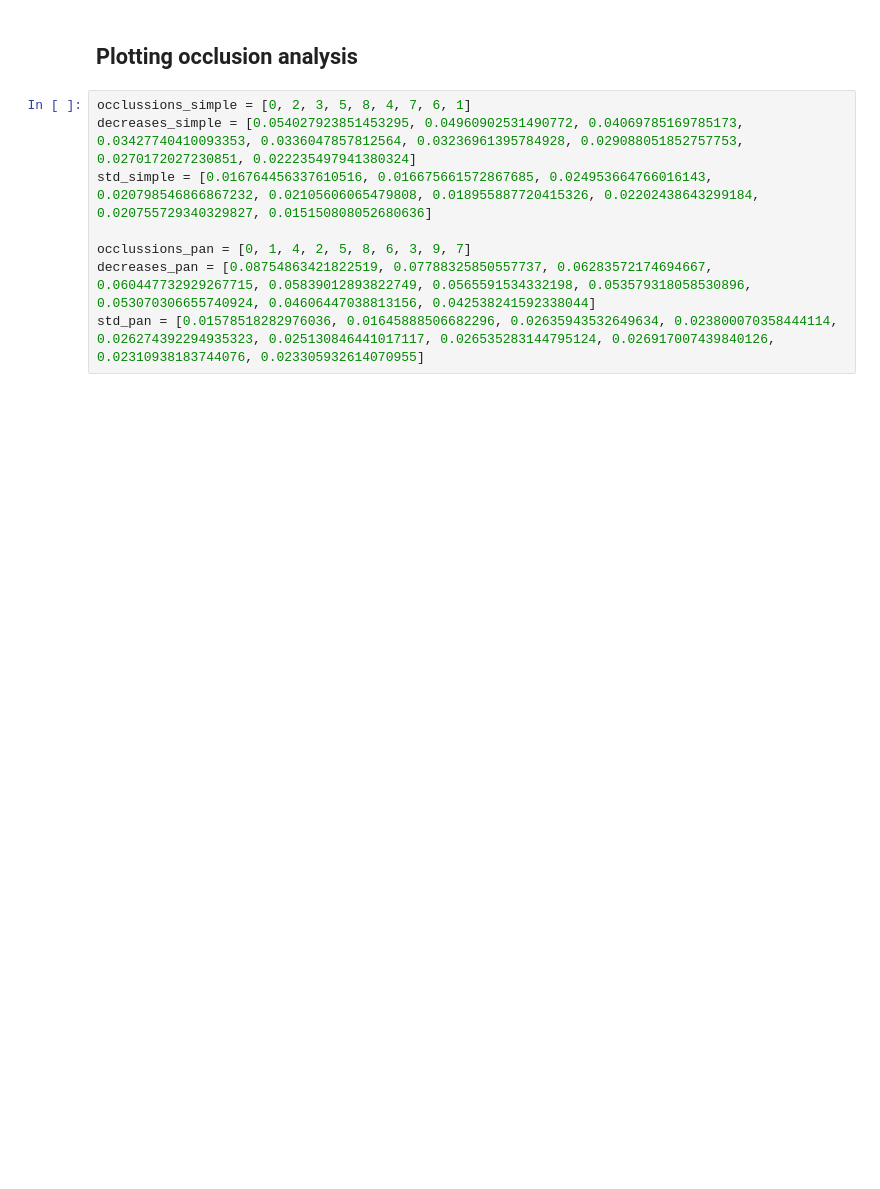
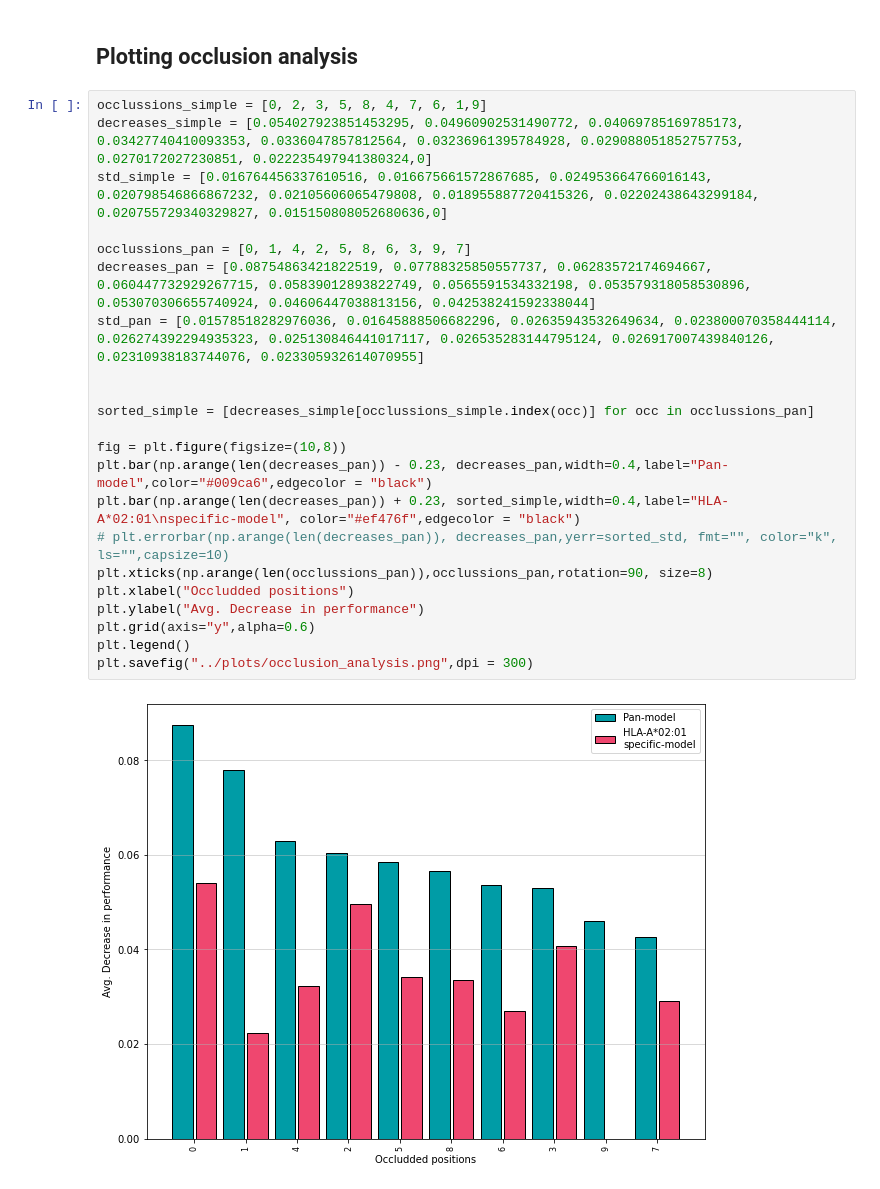
Before and after one commit to christian-creator/DL_peptide_immunogenecity, a Jupyter notebook: notebooks/plots.ipynb, the cells around one changed output. Cells and saved outputs as stored; diff of their text form; blank space fills up the shorter version.

```diff
--- a/notebooks/plots.ipynb
+++ b/notebooks/plots.ipynb
@@ -62,10 +81,26 @@ plt.show()
 # %% [markdown]
 ## Plotting occlusion analysis
 # %%
-occlussions_simple = [0, 2, 3, 5, 8, 4, 7, 6, 1]
-decreases_simple = [0.054027923851453295, 0.04960902531490772, 0.04069785169785173, 0.03427740410093353, 0.0336047857812564, 0.03236961395784928, 0.029088051852757753, 0.0270172027230851, 0.022235497941380324]
-std_simple = [0.016764456337610516, 0.016675661572867685, 0.024953664766016143, 0.020798546866867232, 0.02105606065479808, 0.018955887720415326, 0.02202438643299184, 0.020755729340329827, 0.015150808052680636]
+occlussions_simple = [0, 2, 3, 5, 8, 4, 7, 6, 1,9]
+decreases_simple = [0.054027923851453295, 0.04960902531490772, 0.04069785169785173, 0.03427740410093353, 0.0336047857812564, 0.03236961395784928, 0.029088051852757753, 0.0270172027230851, 0.022235497941380324,0]
+std_simple = [0.016764456337610516, 0.016675661572867685, 0.024953664766016143, 0.020798546866867232, 0.02105606065479808, 0.018955887720415326, 0.02202438643299184, 0.020755729340329827, 0.015150808052680636,0]
 
 occlussions_pan = [0, 1, 4, 2, 5, 8, 6, 3, 9, 7]
 decreases_pan = [0.08754863421822519, 0.07788325850557737, 0.06283572174694667, 0.060447732929267715, 0.05839012893822749, 0.0565591534332198, 0.053579318058530896, 0.053070306655740924, 0.04606447038813156, 0.042538241592338044]
 std_pan = [0.01578518282976036, 0.01645888506682296, 0.02635943532649634, 0.023800070358444114, 0.026274392294935323, 0.025130846441017117, 0.026535283144795124, 0.026917007439840126, 0.02310938183744076, 0.023305932614070955]
+
+
+sorted_simple = [decreases_simple[occlussions_simple.index(occ)] for occ in occlussions_pan]
+
+fig = plt.figure(figsize=(10,8))
+plt.bar(np.arange(len(decreases_pan)) - 0.23, decreases_pan,width=0.4,label="Pan-model",color="#009ca6",edgecolor = "black")
+plt.bar(np.arange(len(decreases_pan)) + 0.23, sorted_simple,width=0.4,label="HLA-A*02:01\nspecific-model", color="#ef476f",edgecolor = "black")
+# plt.errorbar(np.arange(len(decreases_pan)), decreases_pan,yerr=sorted_std, fmt="", color="k", ls="",capsize=10)
+plt.xticks(np.arange(len(occlussions_pan)),occlussions_pan,rotation=90, size=8)
+plt.xlabel("Occludded positions")
+plt.ylabel("Avg. Decrease in performance")
+plt.grid(axis="y",alpha=0.6)
+plt.legend()
+plt.savefig("../plots/occlusion_analysis.png",dpi = 300)
+# %% [output]
+[figure, added]
```
Also changed, not shown: parts of 2 cells of this notebook, 11 other files.
